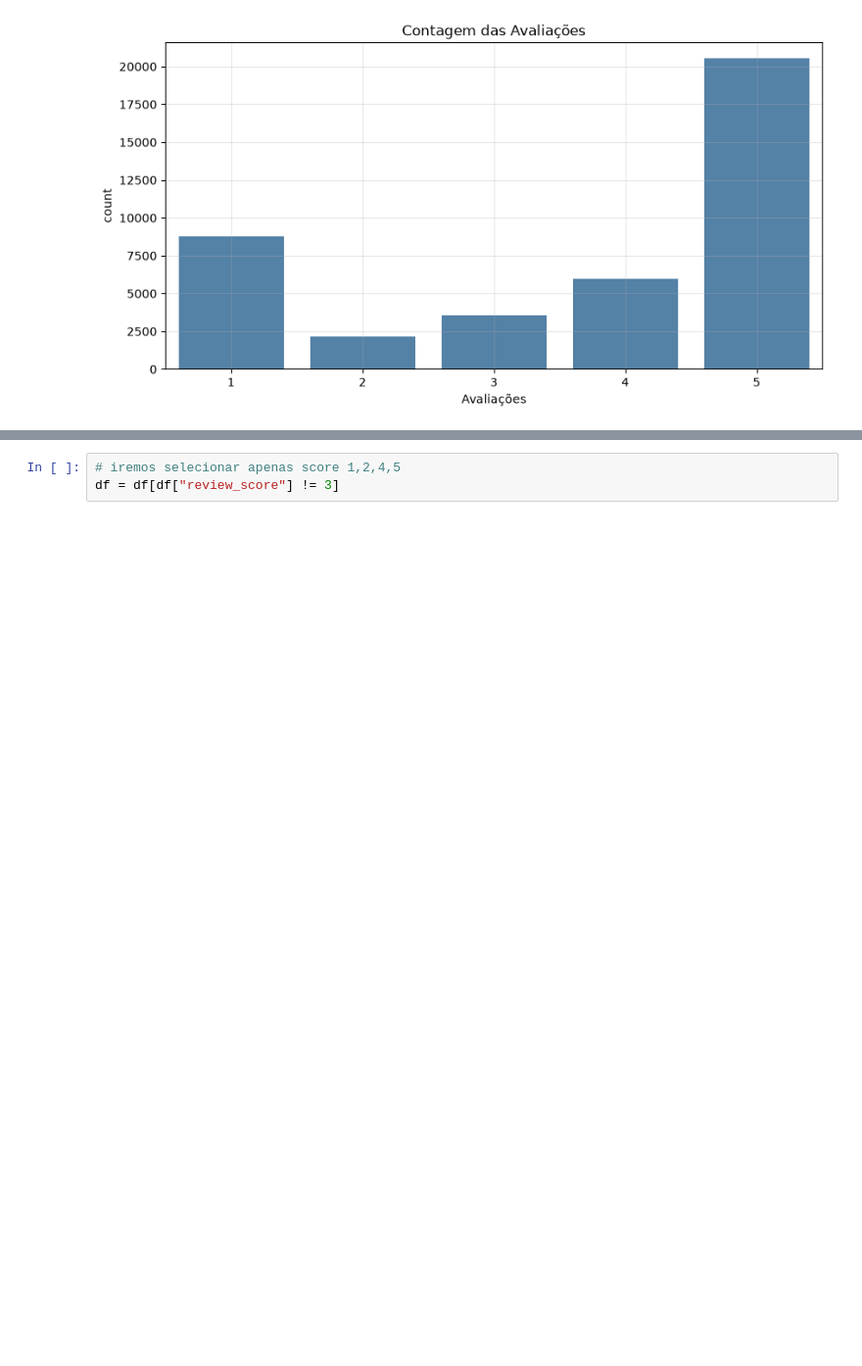
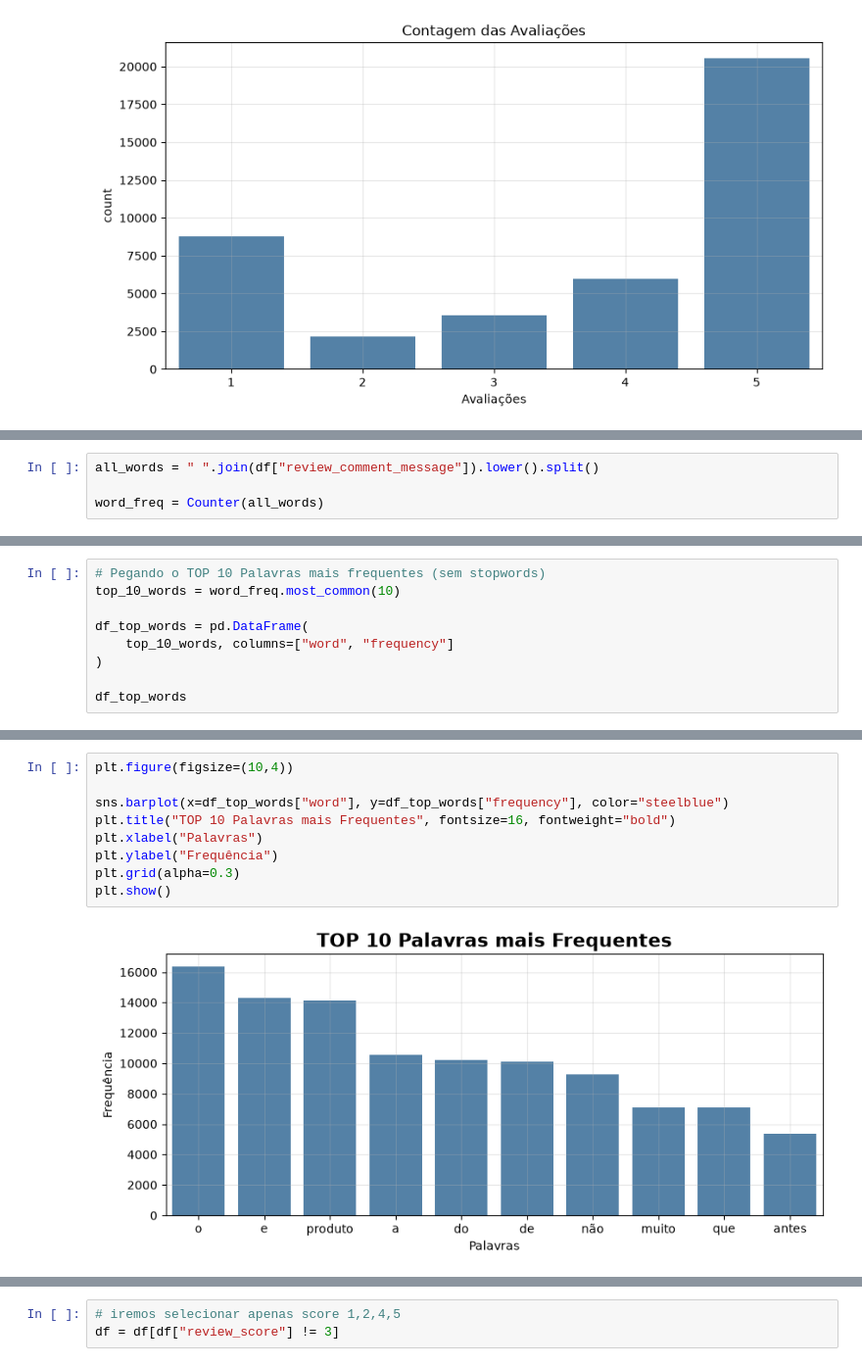
Before and after one commit to RenanTrevelim/olist-nlp-audit, a Jupyter notebook: notebooks/01_data_preparation.ipynb, the cells around one changed output, grey strips where cells are left out. Shown at 98% size. Drawn from its saved outputs; the diff is of its cells as text; blank space fills up the shorter version.

```diff
--- a/notebooks/01_data_preparation.ipynb
+++ b/notebooks/01_data_preparation.ipynb
@@ -168,0 +169,4 @@ plt.show()
+# %%
+all_words = " ".join(df["review_comment_message"]).lower().split()
+
+word_freq = Counter(all_words)
@@ -168,0 +177,9 @@ plt.show()
+# %%
+# Pegando o TOP 10 Palavras mais frequentes (sem stopwords)
+top_10_words = word_freq.most_common(10)
+
+df_top_words = pd.DataFrame(
+    top_10_words, columns=["word", "frequency"]
+)
+
+df_top_words
@@ -168,0 +198,11 @@ plt.show()
+# %%
+plt.figure(figsize=(10,4))
+
+sns.barplot(x=df_top_words["word"], y=df_top_words["frequency"], color="steelblue")
+plt.title("TOP 10 Palavras mais Frequentes", fontsize=16, fontweight="bold")
+plt.xlabel("Palavras")
+plt.ylabel("Frequência")
+plt.grid(alpha=0.3)
+plt.show()
+# %% [output]
+[figure, added]
```
Also changed, not shown: parts of 23 cells of this notebook, 3 other files.
